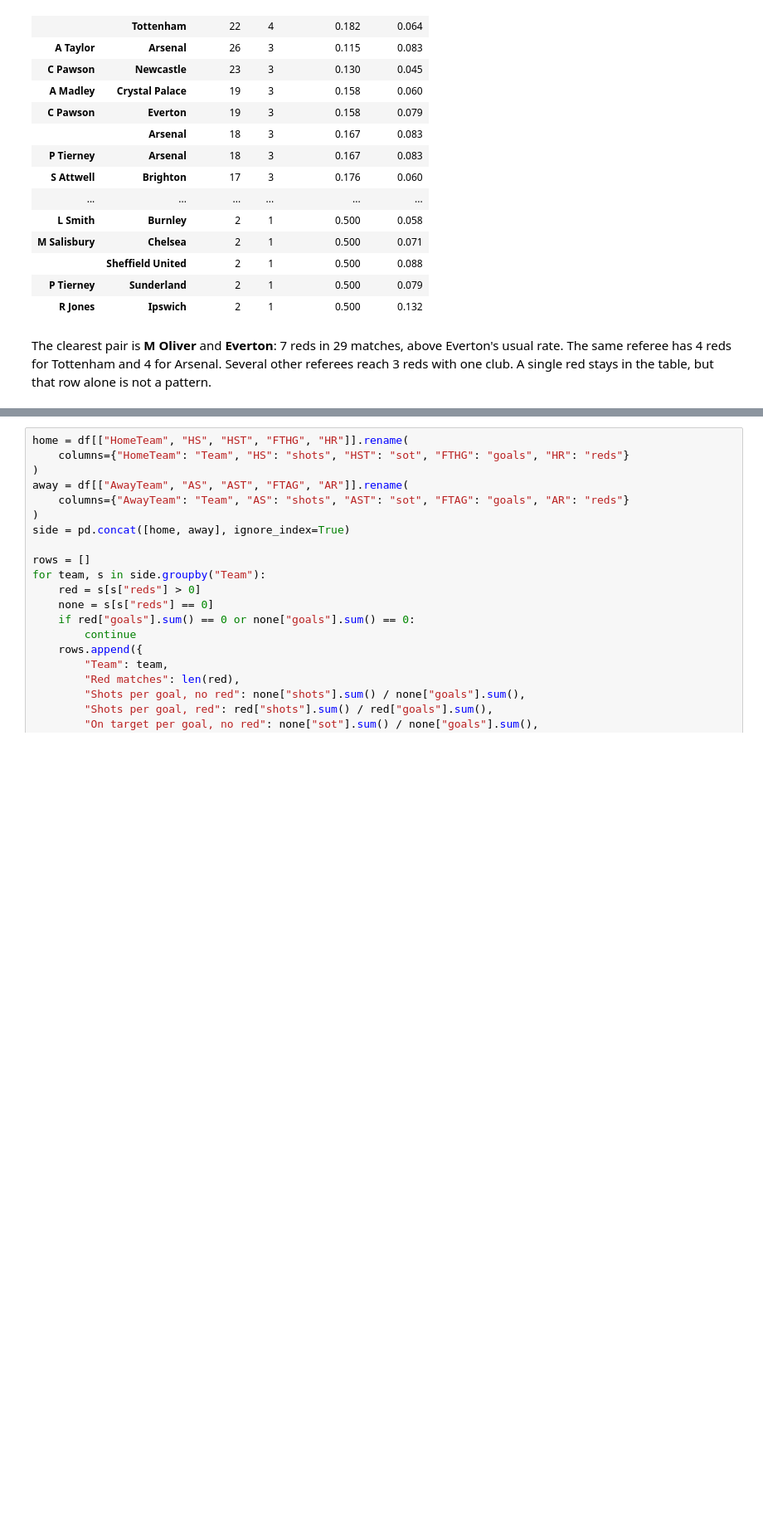
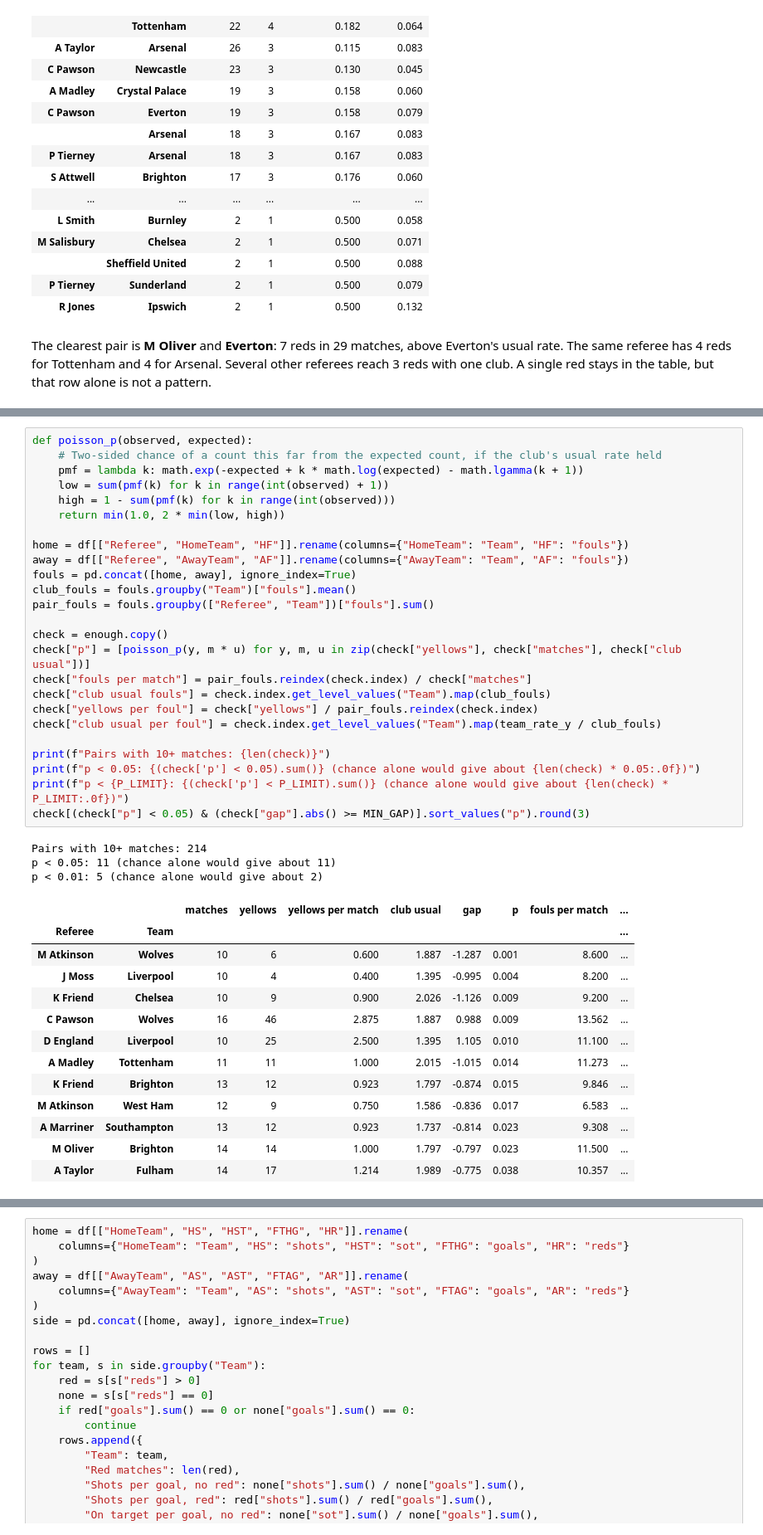
Before and after one commit to kkathait/D501_Final_Project, a Jupyter notebook: red_and_shots.ipynb, the cells around one changed output, grey strips where cells are left out. Shown at 83% size. Saved outputs shown, nothing was run; the diff lists cells and outputs as text; blank space fills up the shorter version.

```diff
--- a/red_and_shots.ipynb
+++ b/red_and_shots.ipynb
@@ -55,0 +290,42 @@ The clearest pair is **M Oliver** and **Everton**: 7 reds in 29 matches, above E
+# %%
+def poisson_p(observed, expected):
+    # Two-sided chance of a count this far from the expected count, if the club's usual rate held
+    pmf = lambda k: math.exp(-expected + k * math.log(expected) - math.lgamma(k + 1))
+    low = sum(pmf(k) for k in range(int(observed) + 1))
+    high = 1 - sum(pmf(k) for k in range(int(observed)))
+    return min(1.0, 2 * min(low, high))
+
+home = df[["Referee", "HomeTeam", "HF"]].rename(columns={"HomeTeam": "Team", "HF": "fouls"})
+away = df[["Referee", "AwayTeam", "AF"]].rename(columns={"AwayTeam": "Team", "AF": "fouls"})
+fouls = pd.concat([home, away], ignore_index=True)
+club_fouls = fouls.groupby("Team")["fouls"].mean()
+pair_fouls = fouls.groupby(["Referee", "Team"])["fouls"].sum()
+
+check = enough.copy()
+check["p"] = [poisson_p(y, m * u) for y, m, u in zip(check["yellows"], check["matches"], check["club usual"])]
+check["fouls per match"] = pair_fouls.reindex(check.index) / check["matches"]
+check["club usual fouls"] = check.index.get_level_values("Team").map(club_fouls)
+check["yellows per foul"] = check["yellows"] / pair_fouls.reindex(check.index)
+check["club usual per foul"] = check.index.get_level_values("Team").map(team_rate_y / club_fouls)
+
+print(f"Pairs with 10+ matches: {len(check)}")
+print(f"p < 0.05: {(check['p'] < 0.05).sum()} (chance alone would give about {len(check) * 0.05:.0f})")
+print(f"p < {P_LIMIT}: {(check['p'] < P_LIMIT).sum()} (chance alone would give about {len(check) * P_LIMIT:.0f})")
+check[(check["p"] < 0.05) & (check["gap"].abs() >= MIN_GAP)].sort_values("p").round(3)
+# %% [output]
+Pairs with 10+ matches: 214
+p < 0.05: 11 (chance alone would give about 11)
+p < 0.01: 5 (chance alone would give about 2)
+|  |  | matches | yellows | yellows per match | club usual | gap | p | fouls per match | ... |
+| Referee | Team |  |  |  |  |  |  |  | ... |
+| M Atkinson | Wolves | 10 | 6 | 0.600 | 1.887 | -1.287 | 0.001 | 8.600 | ... |
+| J Moss | Liverpool | 10 | 4 | 0.400 | 1.395 | -0.995 | 0.004 | 8.200 | ... |
+| K Friend | Chelsea | 10 | 9 | 0.900 | 2.026 | -1.126 | 0.009 | 9.200 | ... |
+| C Pawson | Wolves | 16 | 46 | 2.875 | 1.887 | 0.988 | 0.009 | 13.562 | ... |
+| D England | Liverpool | 10 | 25 | 2.500 | 1.395 | 1.105 | 0.010 | 11.100 | ... |
+| A Madley | Tottenham | 11 | 11 | 1.000 | 2.015 | -1.015 | 0.014 | 11.273 | ... |
+| K Friend | Brighton | 13 | 12 | 0.923 | 1.797 | -0.874 | 0.015 | 9.846 | ... |
+| M Atkinson | West Ham | 12 | 9 | 0.750 | 1.586 | -0.836 | 0.017 | 6.583 | ... |
+| A Marriner | Southampton | 13 | 12 | 0.923 | 1.737 | -0.814 | 0.023 | 9.308 | ... |
+| M Oliver | Brighton | 14 | 14 | 1.000 | 1.797 | -0.797 | 0.023 | 11.500 | ... |
+| A Taylor | Fulham | 14 | 17 | 1.214 | 1.989 | -0.775 | 0.038 | 10.357 | ... |
```
Also changed, not shown: parts of 62 cells of this notebook.
